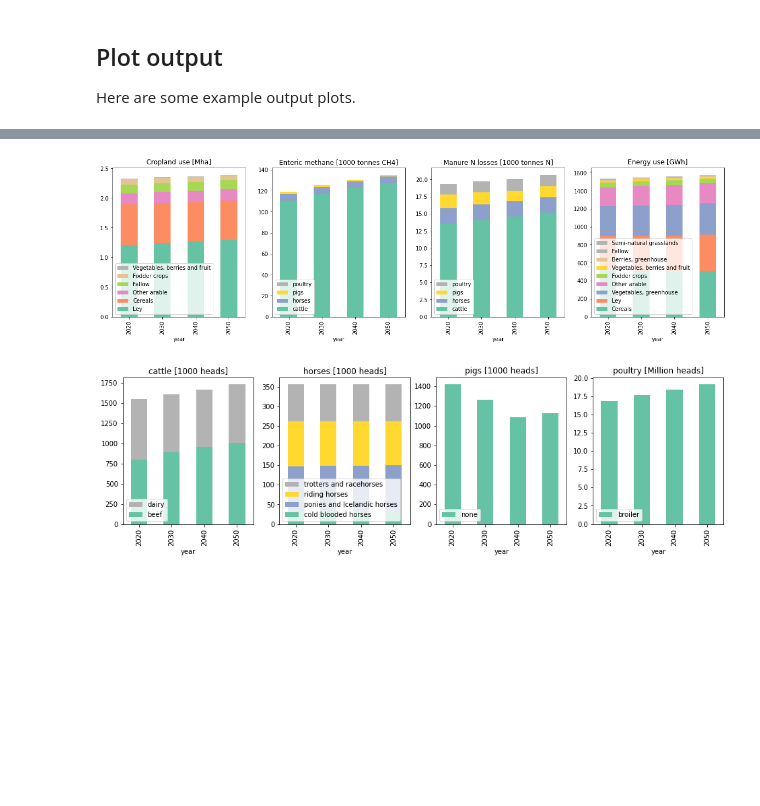
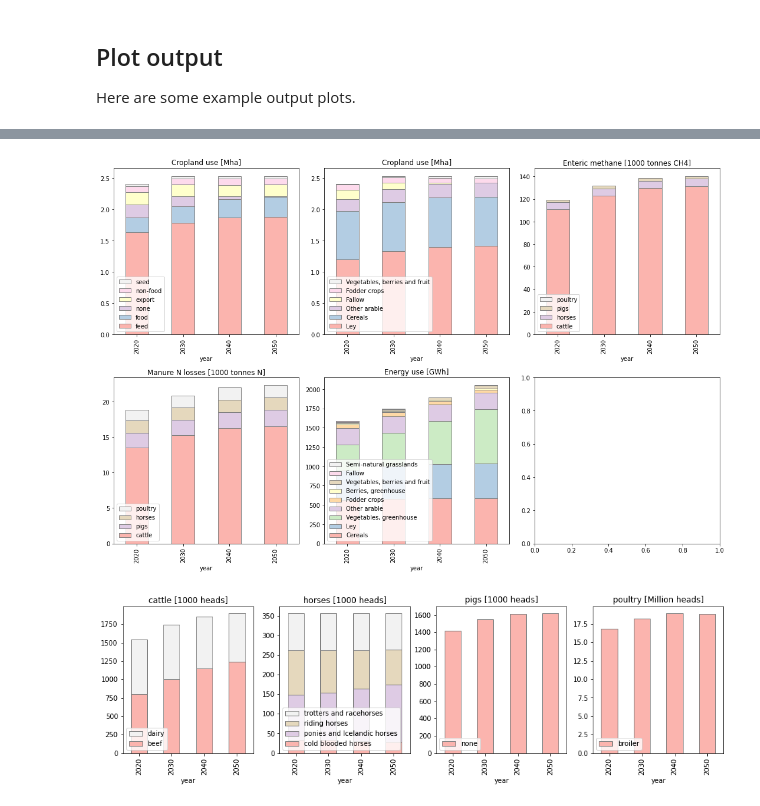
Before and after one commit to SLU-foodsystems/CIBUSmod, a Jupyter notebook: notebooks/run.ipynb, the cells around one changed output, grey strips where cells are left out. Drawn from its saved outputs; the diff is of its cells as text; code cells hidden in the pictures; blank space fills up the shorter version.

```diff
--- a/notebooks/run.ipynb
+++ b/notebooks/run.ipynb
@@ -103,10 +42,10 @@ cm.ParameterRetriever.set_data_folders(
 )
 
 # Define scenario, years and create output container
-scn = 'baseline'
+scn = 'food_as_industry'
 years = ['2020','2030','2040','2050']
 output = pd.DataFrame(
-    columns=['crp','ani'],
+    columns=['dem','crp','ani'],
     index=pd.MultiIndex.from_frame(pd.DataFrame({'scn':scn,'year':years}))
 )
 # %% [markdown]
@@ -347,3 +306,12 @@ for year in years:
+# %%
+# Read file
+output = pd.read_pickle('out_'+scn+'.pkl')
 # %% [markdown]
 ## Plot output
 Here are some example output plots.
+# %%
+# Common style for bar plots
+bar_style = {
+    'cmap' : 'Pastel1',
+    'edgecolor' : 'grey'
+}
@@ -350,16 +348,10 @@ Here are some example output plots.
 # %%
-# Cropland use, enteric methane and manure N losses
-
-fig, axs = plt.subplots(1,4, figsize=(20,5))
-
-# Cropland use --->
-ax = axs[0]
 # crop --> crop_group
 cg_rel = pd.Series(crops.par.get_rel('crop','crop_group')).rename('crop_group').rename_axis('crop')
 # crop --> land_use
 lu_rel = pd.Series(crops.par.get_rel('crop','land_use')).rename('land_use').rename_axis('crop')
 
-# Make broader crop categories
+# broader crop categories
 cg_rel = cg_rel.replace({
     'Cereals, winter':'Cereals',
     'Cereals, spring':'Cereals',
@@ -376,6 +368,42 @@ cg_rel = cg_rel.replace({
 
 idx = pd.IndexSlice
 
+fig, axs = plt.subplots(2,3, figsize=(15,10))
+
+# Cropland use --->
+ax = axs[0,0]
+plot_data = pd.concat([
+    (
+        output.loc[(scn,y),'crp'].production_per_use
+        .transform(lambda x: x/x.sum() if x.sum()>0 else [0,0,0,0,0,0,0,0,0,0,0,0,0,0,1], axis=1)
+        .mul(
+            output.loc[(scn,y),'crp'].area,
+            axis=0
+        )
+        .join(lu_rel)
+        .set_index('land_use', append=True)
+        .rename_axis('demand', axis=1)
+        .loc[idx[:,:,:,'cropland'],:]
+        .sum()
+    )
+    for y in years
+], axis=1).T / 1000000
+plot_data.index = pd.Index(years,name='year')
+
+plot_data.columns = plot_data.columns.str.replace(r'(feed).*','feed',regex=True)
+plot_data = plot_data.groupby('demand', axis=1).sum()
+
+(
+    plot_data.sort_values(axis=1, by='2020', ascending=False).reset_index()
+    .plot.bar(x='year', ax = ax, stacked=True, **bar_style)
+)
+
+handles, labels = ax.get_legend_handles_labels()
+ax.legend(handles[::-1], labels[::-1], loc='lower left')
+ax.set_title('Cropland use [Mha]')
+
+# Cropland use --->
+ax = axs[0,1]
 plot_data = pd.concat([
     (
         output.loc[(scn,y),'crp'].area.rename('area')
@@ -389,7 +417,7 @@ plot_data = pd.concat([
 plot_data.index = pd.Index(years,name='year')
 (
     plot_data.sort_values(axis=1, by='2020', ascending=False).reset_index()
-    .plot.bar(x='year', ax = ax, stacked=True, cmap = 'Set2')
+    .plot.bar(x='year', ax = ax, stacked=True, **bar_style)
 )
 
 handles, labels = ax.get_legend_handles_labels()
@@ -397,7 +425,7 @@ ax.legend(handles[::-1], labels[::-1], loc='lower left')
 ax.set_title('Cropland use [Mha]')
 
 # Enteric methane --->
-ax = axs[1]
+ax = axs[0,2]
 plot_data = pd.concat(
     [
         output.loc[(scn,y),'ani'].enteric_methane.groupby(['species'],axis=1).sum().sum() for y in years
@@ -408,7 +436,7 @@ plot_data.index = pd.Index(years,name='year')
 
 (
     plot_data.sort_values(axis=1, by='2020', ascending=False).reset_index()
-    .plot.bar(x='year', ax = ax, stacked=True, cmap = 'Set2')
+    .plot.bar(x='year', ax = ax, stacked=True, **bar_style)
 )
 
 handles, labels = ax.get_legend_handles_labels()
@@ -416,7 +444,7 @@ ax.legend(handles[::-1], labels[::-1], loc='lower left')
 ax.set_title('Enteric methane [1000 tonnes CH4]')
 
 # N losses --->
-ax = axs[2]
+ax = axs[1,0]
 plot_data = pd.concat(
     [
         output.loc[(scn,y),'ani'].manure.N_loss.groupby(['species'],axis=1).sum().sum() for y in years
@@ -429,41 +457,42 @@ plot_data.index = pd.Index(years,name='year')
 
 (
     plot_data.sort_values(axis=1, by='2020', ascending=False).reset_index()
-    .plot.bar(x='year', ax = ax, stacked=True, cmap = 'Set2')
+    .plot.bar(x='year', ax = ax, stacked=True, **bar_style)
 )
 
 handles, labels = ax.get_legend_handles_labels()
 ax.legend(handles[::-1], labels[::-1], loc='lower left')
 ax.set_title('Manure N losses [1000 tonnes N]')
 
 # Energy use --->
-ax = axs[3]
+ax = axs[1,1]
 
 plot_data = pd.concat(
     [
         output.loc[(scn,y),'crp'].energy_use
         .rename(cg_rel)
         .sum(axis=1)
         .groupby('crop').sum()
         for y in years
     ],
     axis=1
 
 ).T * 1e-6
 plot_data.index = pd.Index(years,name='year')
 
 (
     plot_data.sort_values(axis=1, by='2020', ascending=False).reset_index()
-    .plot.bar(x='year', ax = ax, stacked=True, cmap = 'Set2')
+    .plot.bar(x='year', ax = ax, stacked=True, **bar_style)
 )
 
 handles, labels = ax.get_legend_handles_labels()
 ax.legend(handles[::-1], labels[::-1], loc='lower left')
 ax.set_title('Energy use [GWh]')
 
+fig.tight_layout()
 plt.show()
 # %% [output]
-[figure, old version]
+[figure, new version]
 # %%
 # Number of animal heads
 plot_data = pd.concat(
@@ -486,7 +515,7 @@ for idx in idxs:
     (
         (plot_data / (1000000 if idx=='poultry' else 1000))
         .xs(idx,level='species',axis=1).
-        reset_index().plot.bar(x='year', ax = ax, stacked=True, cmap='Set2')
+        reset_index().plot.bar(x='year', ax = ax, stacked=True, **bar_style)
     )
 
     ax.set_title(idx + (' [Million heads]' if idx=='poultry' else ' [1000 heads]'))
@@ -496,7 +525,7 @@ for idx in idxs:
 
 plt.show()
 # %% [output]
-[figure, old version]
+[figure, new version]
 # %%
 # ABSOLUTE
 
```
Also changed, not shown: parts of 13 cells of this notebook, 1 other file.
